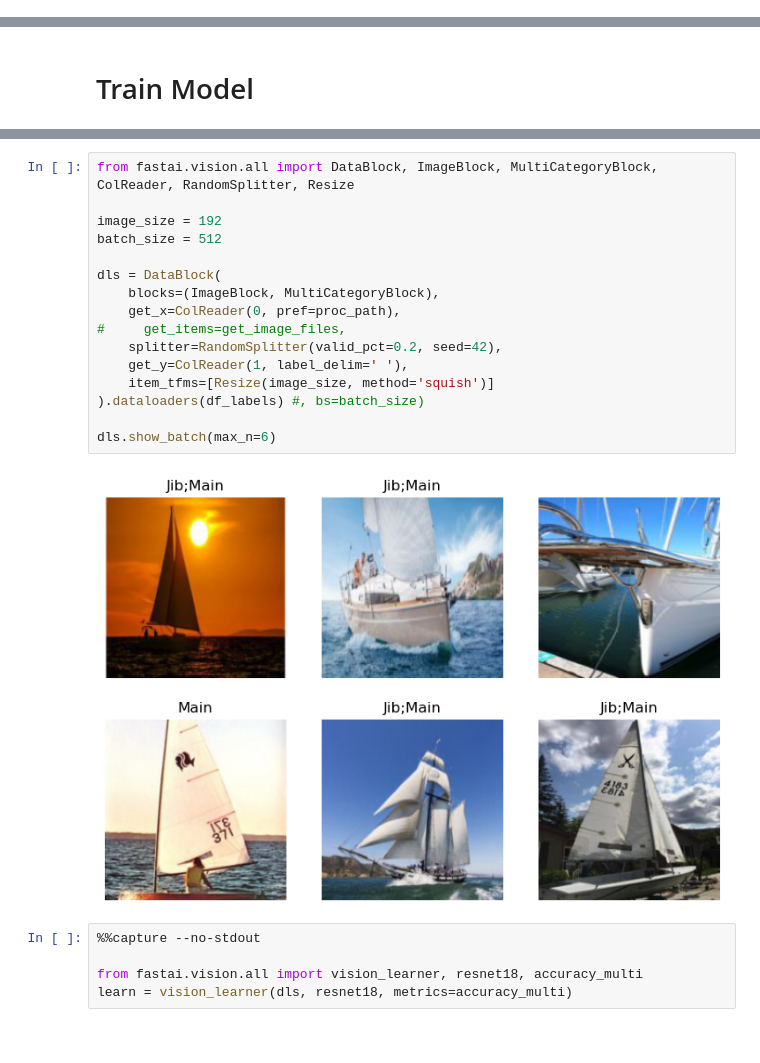
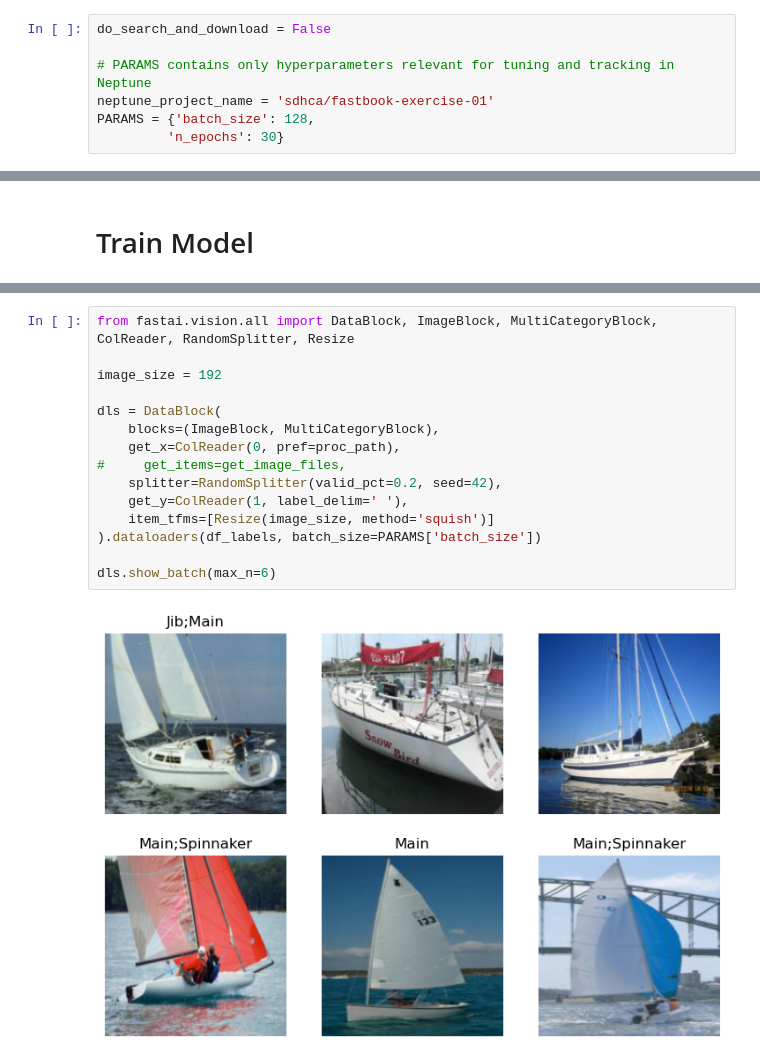
Before and after one commit to sdhca/fastbook_exercises, a Jupyter notebook: 01_sailboat_sails_classification.ipynb, the cells around one changed output, grey strips where cells are left out. Drawn from its saved outputs; the diff is of its cells as text.

Commit message:
Added neptune.ai tracking

```diff
--- a/01_sailboat_sails_classification.ipynb
+++ b/01_sailboat_sails_classification.ipynb
@@ -18,3 +16,10 @@ do_search_and_download = False
+# %%
+do_search_and_download = False
+
+# PARAMS contains only hyperparameters relevant for tuning and tracking in Neptune
+neptune_project_name = 'sdhca/fastbook-exercise-01'
+PARAMS = {'batch_size': 128,
+         'n_epochs': 30}
 # %% [markdown]
 # Search & Download Photos
 # %% [markdown]
@@ -155,23 +174,17 @@ df_labels.groupby('choice').agg('count')
 # %%
 from fastai.vision.all import DataBlock, ImageBlock, MultiCategoryBlock, ColReader, RandomSplitter, Resize
 
 image_size = 192
-batch_size = 512
 
 dls = DataBlock(
     blocks=(ImageBlock, MultiCategoryBlock),
     get_x=ColReader(0, pref=proc_path),
 #     get_items=get_image_files,
     splitter=RandomSplitter(valid_pct=0.2, seed=42),
     get_y=ColReader(1, label_delim=' '),
     item_tfms=[Resize(image_size, method='squish')]
-).dataloaders(df_labels) #, bs=batch_size)
+).dataloaders(df_labels, batch_size=PARAMS['batch_size'])
 
 dls.show_batch(max_n=6)
 # %% [output]
-[figure, old version]
+[figure, new version]
-# %%
-%%capture --no-stdout
-
-from fastai.vision.all import vision_learner, resnet18, accuracy_multi
-learn = vision_learner(dls, resnet18, metrics=accuracy_multi)
```
Also changed, not shown: parts of 8 cells of this notebook, 1 other file.
